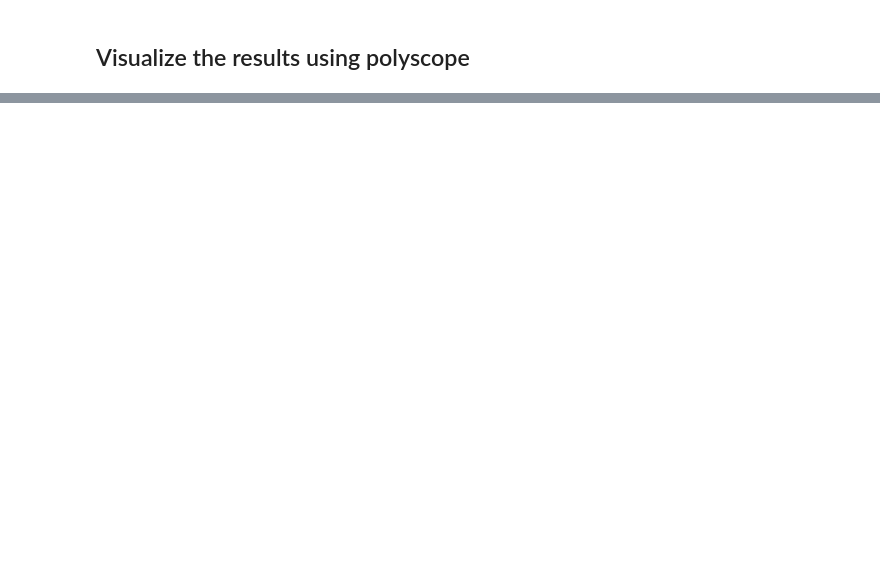
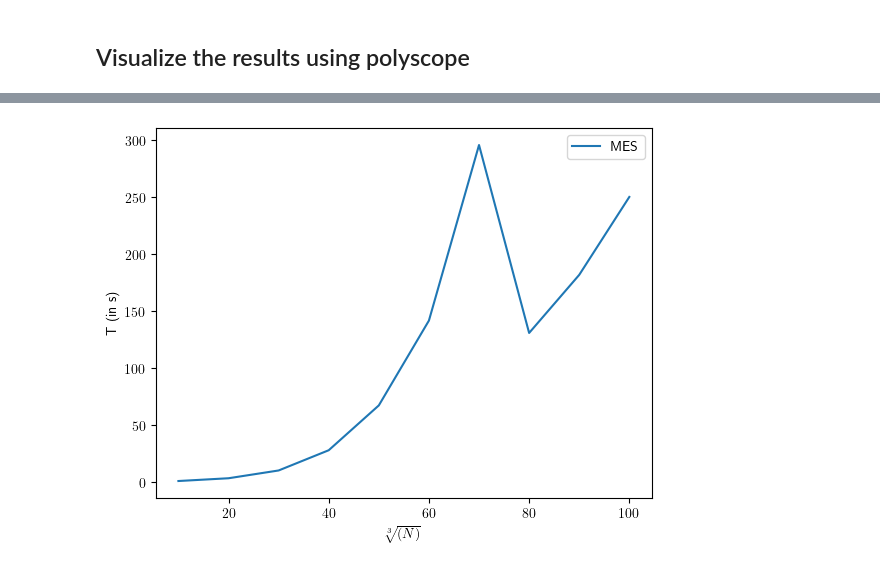
Before and after one commit to maxkohlbrenner/maximal-empty-spheres, a Jupyter notebook: 3D Contouring.ipynb, the cells around one changed output, grey strips where cells are left out. Drawn from its saved outputs; the diff is of its cells as text; code cells hidden in the pictures; blank space fills up the shorter version.

Commit message:
Add some first timing code

```diff
--- a/3D Contouring.ipynb
+++ b/3D Contouring.ipynb
@@ -49,7 +51,7 @@ V_gt *= s/0.5
 sdf = lambda x: gpy.signed_distance(x, V_gt, F_gt)[0]
 # %%
 # number of samples per dimensions
-n = 30
+n = 20
 
 # Sample SDF values on a regular grid
 U, U_sdfvals = sample_positions(n,False,sdf)
@@ -123,0 +142,33 @@ ps.show()
+# %%
+# number of samples per dimensions
+ns = [10,20,30,40,50,60,70,80,90,100]
+
+
+timings         = {"RFTA":[], "MES":[]}
+reconstructions = {"RFTA":[], "MES":[]}
+Rs = []
+# %%
+for i,n in enumerate(ns):
+    print(f"N = {n}")
+    U, U_sdfvals = sample_positions(n,False,sdf)
+
+    #strt = time.time()
+    #R = gpy.reach_for_the_arcs(U, U_sdfvals,parallel=True,screening_weight=psr_screening_weight)
+    #stp  = time.time()
+    #print(f"    RFTA (parallel): {stp-strt}s")
+    #timings["RFTA"].append(stp-strt)
+
+    strt = time.time()
+    np.savetxt(gridpath, np.concatenate([U,U_sdfvals[:,None]],axis=1), delimiter=",")
+    !{cgalbinpath} {gridpath}
+    cgal_pwns = np.genfromtxt('./pwn.csv', delimiter=',')
+    R_cgal = gpy.point_cloud_to_mesh(cgal_pwns[:,:3],cgal_pwns[:,3:],psr_screening_weight=psr_screening_weight)
+    stp  = time.time()
+    print(f"    MES (CGAL): {stp-strt}s")
+    reconstructions["MES"].append(R_cgal)
+    timings["MES"].append(stp-strt)
+
+
+    Rs.append([R,R_cgal])
+
+    print(timings)
@@ -123,0 +193,11 @@ ps.show()
+# %%
+import matplotlib.pyplot as plt
+plt.rcParams['text.usetex'] = True
+#plt.plot(ns, timings["RFTA"],label="RFTA")
+plt.plot(ns,timings["MES"], label="MES")
+plt.legend()
+plt.xlabel(r"$\sqrt[3]{(N)}$")
+plt.ylabel("T (in s)")
+plt.show()
+# %% [output]
+[figure, added]
```
Also changed, not shown: parts of 7 cells of this notebook.
